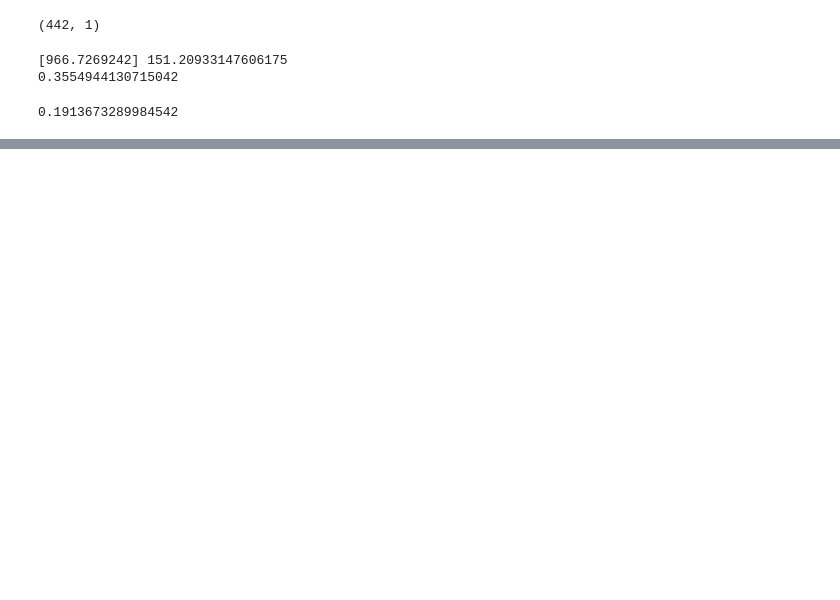
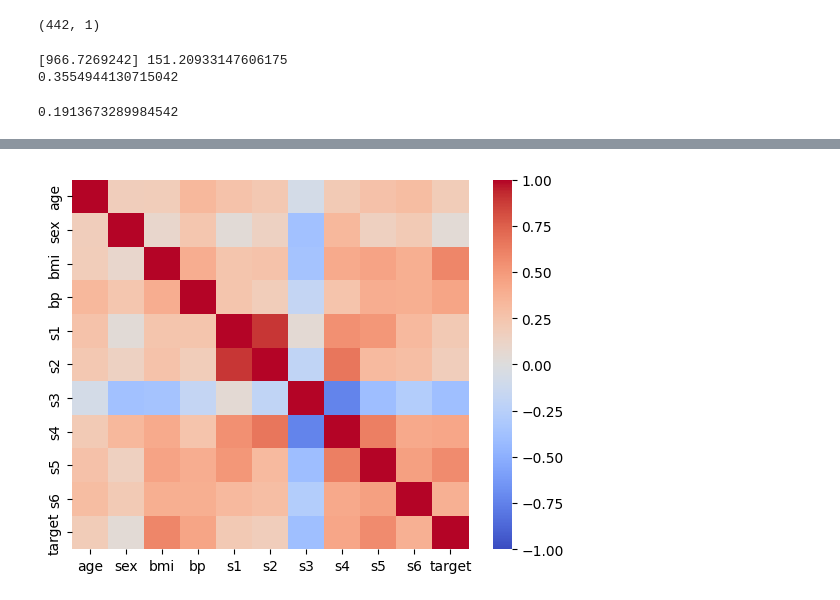
Before and after one commit to alemskdlt/dl02, a Jupyter notebook: notebook/chap04_LR.ipynb, the cells around one changed output, grey strips where cells are left out. Saved outputs shown, nothing was run; the diff lists cells and outputs as text; code cells hidden in the pictures; blank space fills up the shorter version.

```diff
--- a/notebook/chap04_LR.ipynb
+++ b/notebook/chap04_LR.ipynb
@@ -367,0 +417,12 @@ plt.show()
+# %%
+#
+# 상관도표 (correlation) : df.corr()
+#
+import seaborn as sns
+sns.heatmap(df.corr(),
+        xticklabels=df.columns,
+        yticklabels=df.columns,
+        vmin= -1, vmax=1.0, cmap='coolwarm')
+plt.show()
+# %% [output]
+[figure, added]
```
Also changed, not shown: parts of 28 cells of this notebook.
